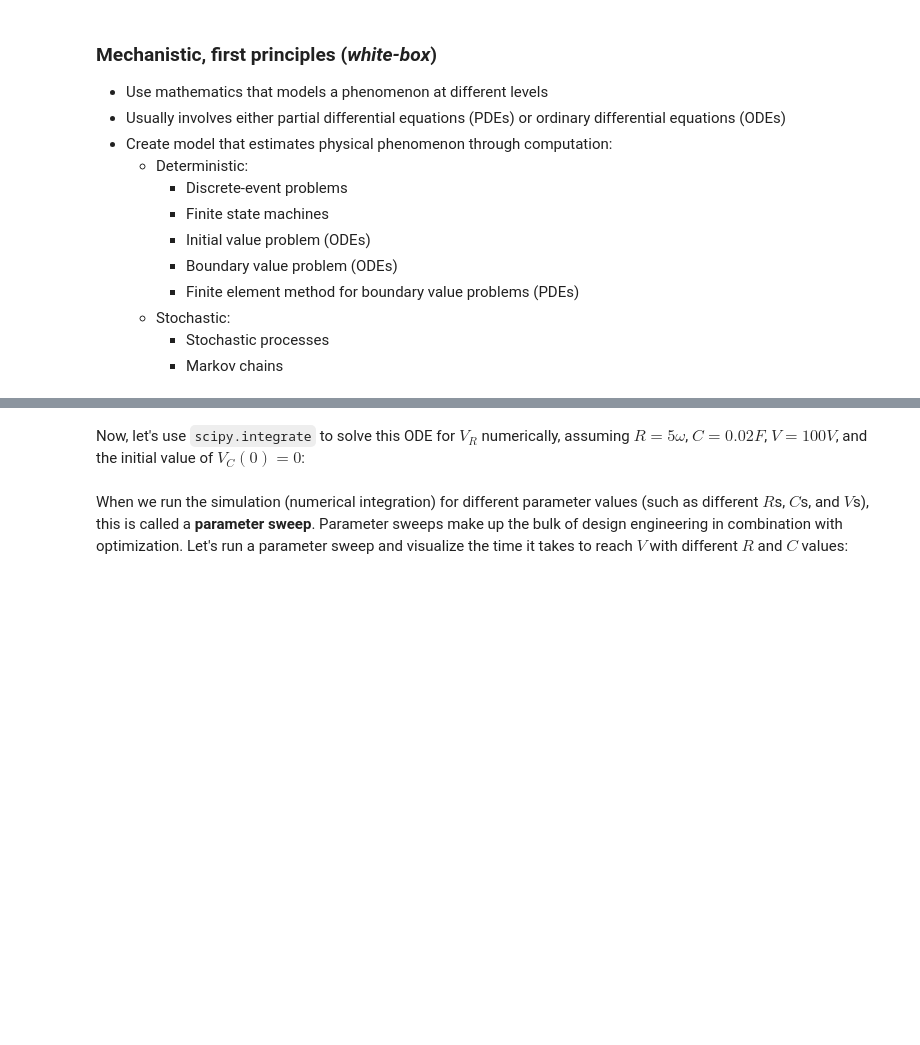
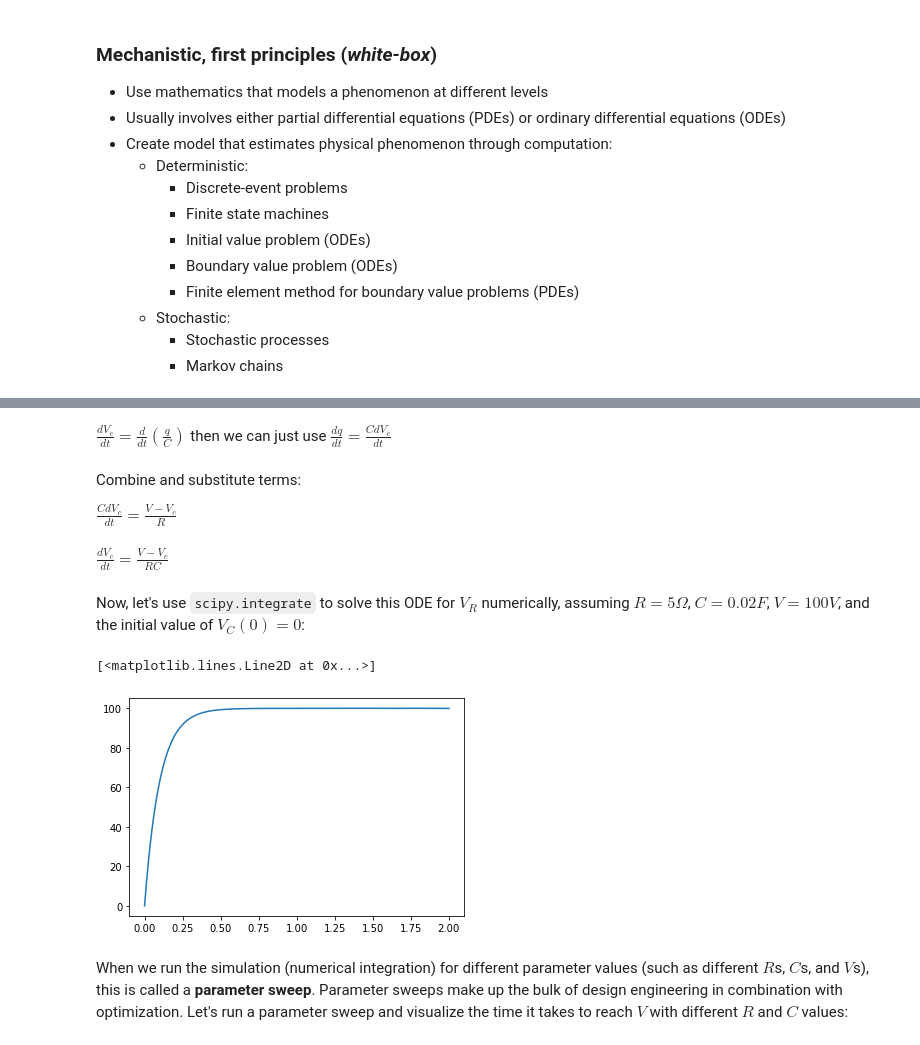
Before and after one commit to curtywang/ee5020-notes-fa21, a Jupyter notebook: day17/modsimpy.ipynb, the cells around one changed output, grey strips where cells are left out. Saved outputs shown, nothing was run; the diff lists cells and outputs as text; code cells hidden in the pictures; blank space fills up the shorter version.

```diff
--- a/day17/modsimpy.ipynb
+++ b/day17/modsimpy.ipynb
@@ -64,4 +82,34 @@ What can we use to solve for $V_C$ generically in terms of $R$, $V$, and $C$, as
+# %% [markdown]
+$\frac{dV_c}{dt} = \frac{d}{dt}( \frac{q}{C})$ then we can just use $\frac{dq}{dt} = \frac{C dV_c}{dt}$
+# %% [markdown]
+Combine and substitute terms:
+
+$\frac{C dV_c}{dt} = \frac{V - V_c}{R}$
+# %% [markdown]
+$\frac{dV_c}{dt} = \frac{V - V_c}{R C}$
 # %% [markdown]
-Now, let's use `scipy.integrate` to solve this ODE for $V_R$ numerically, assuming $R = 5 \omega$, $C = 0.02 F$, $V = 100 V$, and the initial value of $V_C(0) = 0$:
+Now, let's use `scipy.integrate` to solve this ODE for $V_R$ numerically, assuming $R = 5 \Omega$, $C = 0.02 F$, $V = 100 V$, and the initial value of $V_C(0) = 0$:
+# %%
+import numpy as np
+import scipy.integrate
+
+
+def dvc_dt(t: float, vc: np.ndarray) -> np.ndarray:
+    v_battery = 100.  # V
+    c_capacitor = 0.02  # F
+    r_resistor = 5  # ohms
+    return (v_battery - vc) / (r_resistor * c_capacitor)
+
+
+vc_sol = scipy.integrate.solve_ivp(dvc_dt, (0., 2.0), [0.0],
+                                   t_eval=np.linspace(0., 2.0, 1000))
+# vc_sol
+# %%
+import matplotlib.pyplot as plt
+
+plt.plot(vc_sol.t, vc_sol.y[0, :])
+# %% [output]
+[<matplotlib.lines.Line2D at 0x...>]
+[figure, added]
 # %% [markdown]
 When we run the simulation (numerical integration) for different parameter values (such as different $R$s, $C$s, and $V$s), this is called a **parameter sweep**.  Parameter sweeps make up the bulk of design engineering in combination with optimization.  Let's run a parameter sweep and visualize the time it takes to reach $V$ with different $R$ and $C$ values:
```
Also changed, not shown: parts of 6 cells of this notebook.
